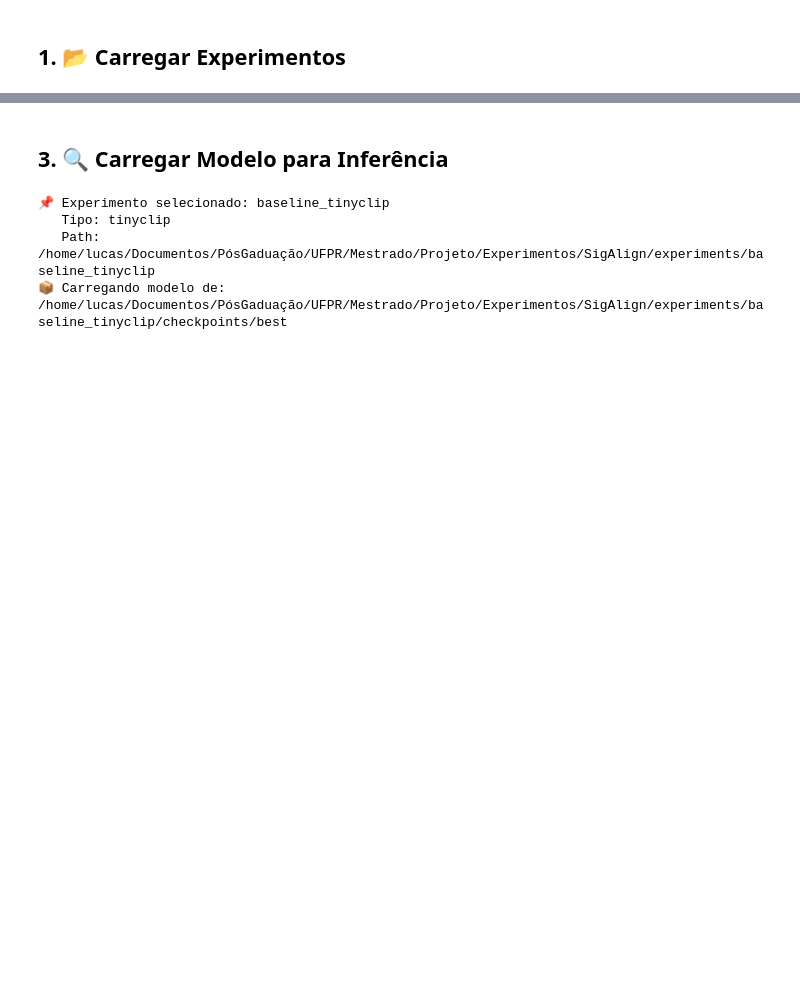
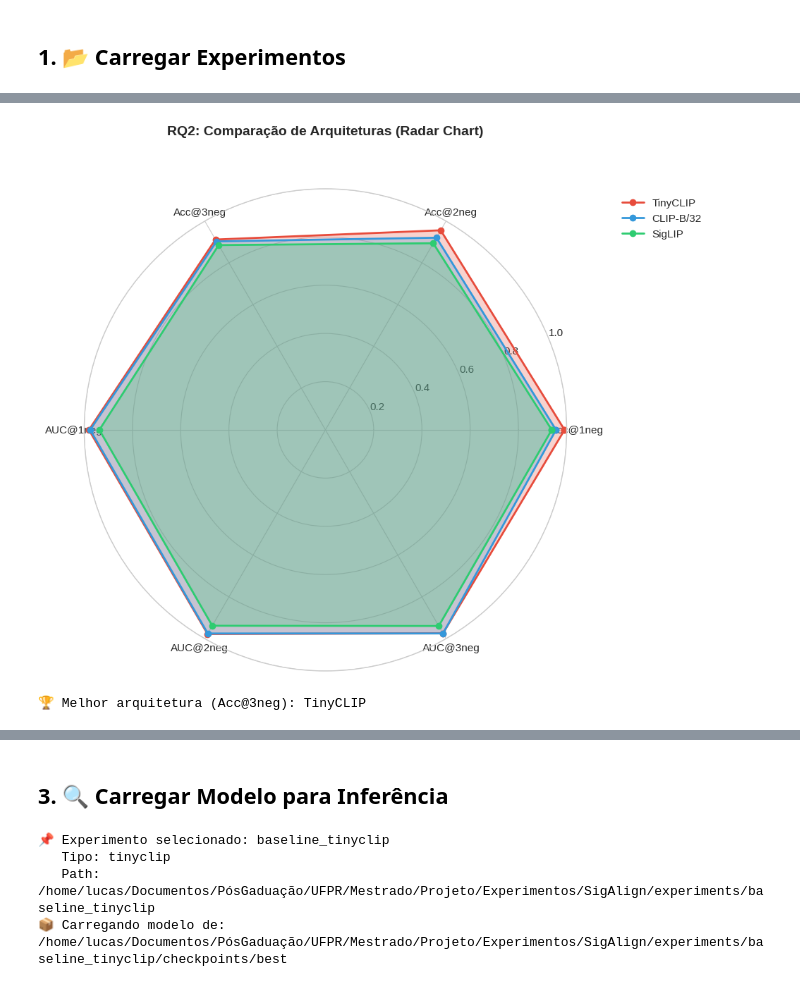
Before and after one commit to luflopes/SignAlign, a Jupyter notebook: notebooks/analysis.ipynb, the cells around one changed output, grey strips where cells are left out. Saved outputs shown, nothing was run; the diff lists cells and outputs as text; code cells hidden in the pictures; blank space fills up the shorter version.

```diff
--- a/notebooks/analysis.ipynb
+++ b/notebooks/analysis.ipynb
@@ -137,0 +395,76 @@ if not df_experiments.empty:
+# %%
+# RQ2: Comparação de Arquiteturas
+def analyze_architectures():
+    """Compara as diferentes arquiteturas em termos de performance."""
+
+    # Filtrar apenas finetuned, baseline (sem triplet), com augmentação
+    baseline = df_experiments[
+        (df_experiments["finetuned"]) &
+        (~df_experiments["has_triplet"]) &
+        (df_experiments["has_augmentation"])
+    ].copy()
+
+    print("=" * 80)
+    print("📊 RQ2: COMPARAÇÃO DE ARQUITETURAS")
+    print("=" * 80)
+
+    # Métricas para comparar
+    metrics = {
+        "val_accuracy_1_neg": "Acc@1neg",
+        "val_accuracy_2_neg": "Acc@2neg",
+        "val_accuracy_3_neg": "Acc@3neg",
+        "val_auc_1_neg": "AUC@1neg",
+        "val_auc_2_neg": "AUC@2neg",
+        "val_auc_3_neg": "AUC@3neg"
+    }
+
+    # Criar tabela
+    results = []
+    for arch in ["TinyCLIP", "CLIP-B/32", "SigLIP"]:
+        arch_data = baseline[baseline["architecture"] == arch]
+        if len(arch_data) > 0:
+            row = {"Arquitetura": arch, "Loss": arch_data["loss_type"].values[0]}
+            for metric, label in metrics.items():
+                if metric in arch_data.columns:
+                    row[label] = arch_data[metric].values[0]
+            results.append(row)
+
+    df_results = pd.DataFrame(results)
+
+    # Destacar melhor de cada métrica
+    print("\n📈 Resultados Baseline (Finetuned, sem Triplet, com Augmentação):")
+    display(df_results.style.highlight_max(subset=list(metrics.values()), color='lightgreen'))
+
+    # Visualização radar chart
+    fig, ax = plt.subplots(figsize=(10, 8), subplot_kw=dict(projection='polar'))
+
+    categories = ["Acc@1neg", "Acc@2neg", "Acc@3neg", "AUC@1neg", "AUC@2neg", "AUC@3neg"]
+    num_vars = len(categories)
+    angles = [n / float(num_vars) * 2 * np.pi for n in range(num_vars)]
+    angles += angles[:1]
+
+    colors = ['#e74c3c', '#3498db', '#2ecc71']
+
+    for idx, row in df_results.iterrows():
+        values = [row.get(cat, 0) for cat in categories]
+        values += values[:1]
+        ax.plot(angles, values, 'o-', linewidth=2, label=row["Arquitetura"], color=colors[idx])
+        ax.fill(angles, values, alpha=0.25, color=colors[idx])
+
+    ax.set_xticks(angles[:-1])
+    ax.set_xticklabels(categories, size=11)
+    ax.set_ylim(0, 1)
+    ax.legend(loc='upper right', bbox_to_anchor=(1.3, 1.0))
+    plt.title('RQ2: Comparação de Arquiteturas (Radar Chart)', size=14, fontweight='bold', y=1.1)
+    plt.tight_layout()
+    plt.savefig('rq2_architecture_comparison.png', dpi=150, bbox_inches='tight')
+    plt.show()
+
+    # Identificar melhor arquitetura
+    best_arch = df_results.loc[df_results["Acc@3neg"].idxmax(), "Arquitetura"]
+    print(f"\n🏆 Melhor arquitetura (Acc@3neg): {best_arch}")
+
+    return df_results
+
+rq2_results = analyze_architectures()
+# %% [output]
@@ -137,0 +480,2 @@ if not df_experiments.empty:
+[figure, added]
+🏆 Melhor arquitetura (Acc@3neg): TinyCLIP
```
Also changed, not shown: parts of 25 cells of this notebook, 1 other file.
